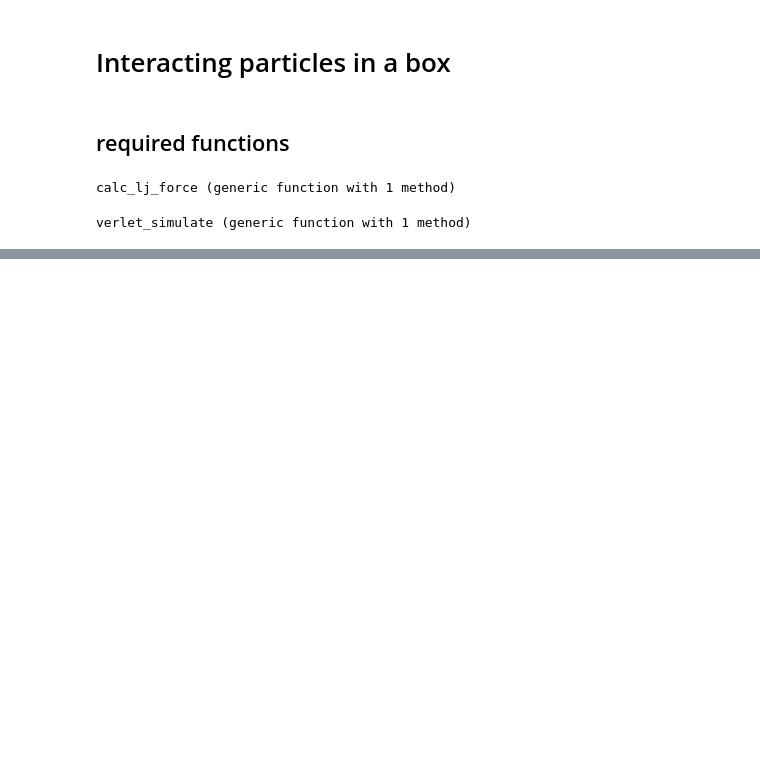
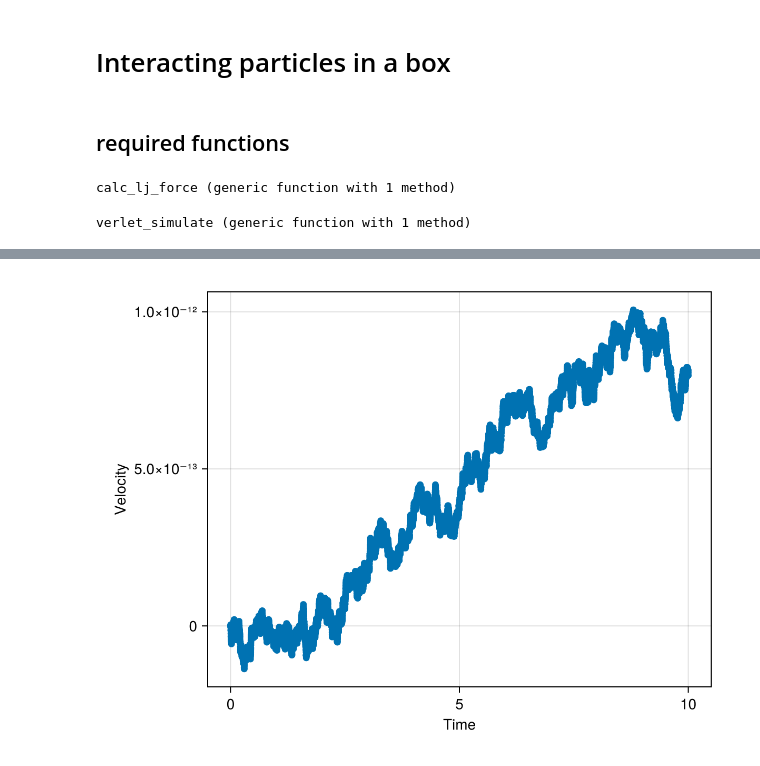
Before and after one commit to emhl/CoPhy3, a Jupyter notebook: molecular_dynamics/notebooks/ex07-particle_box.ipynb, the cells around one changed output, grey strips where cells are left out. Cells and saved outputs as stored; diff of their text form; code cells hidden in the pictures; blank space fills up the shorter version.

Commit message:
add functions to calculate energy and velocity

```diff
--- a/molecular_dynamics/notebooks/ex07-particle_box.ipynb
+++ b/molecular_dynamics/notebooks/ex07-particle_box.ipynb
@@ -81,7 +72,7 @@ function verlet_step(pos::Tuple{Float64,Float64,Float64}, pos_last::Tuple{Float6
     return 2.0.*pos .- pos_last .+ dt^2 .* force
 end
 
-function verlet_simulate(; N_particles::Int64=10, L::Float64=10.0, dt::Float64=0.01, steps::Int64=100)
+function verlet_simulate(; N_particles::Int64=10, L::Float64=10.0, dt::Float64=0.01, steps::Int64=100, cutoff::Float64=2.5)
     positions = init_system(N_particles=N_particles, L=L)
     # initial velocity = 0
     positions_last = positions
@@ -96,10 +87,10 @@ function verlet_simulate(; N_particles::Int64=10, L::Float64=10.0, dt::Float64=0
         Threads.@threads for j in 1:N_particles
             pos = x[j], y[j], z[j]
             pos_last = x_last[j], y_last[j], z_last[j]
-            pos_next = verlet_step(pos, pos_last, force=calc_lj_force(pos, positions, cutoff=2.5), dt=dt)
+            pos_next = verlet_step(pos, pos_last, force=calc_lj_force(pos, positions, cutoff=cutoff,L=L), dt=dt)
 
             # periodic boundary conditions
-            x_next[j], y_next[j], z_next[j] = pos_next .% L
+            x_next[j], y_next[j], z_next[j] = pos_next
         end
         positions_last = positions
         positions = (x_next, y_next, z_next)
@@ -111,3 +102,21 @@ function verlet_simulate(; N_particles::Int64=10, L::Float64=10.0, dt::Float64=0
 end
 # %% [output]
 verlet_simulate (generic function with 1 method)
+# %%
+# for single particle
+function calc_velocity(pos_arr::Array{Float64,2}; dt::Float64=0.01)
+    return (pos_arr[2:end,:] .- pos_arr[1:end-1,:]) ./ dt
+end
+
+function calc_mean_velocity(pos_arr::Array{Float64,2}; dt::Float64=0.01)
+    return sb.mean(calc_velocity(pos_arr, dt=dt), dims=2)
+end
+
+# for multiple particles at once
+function calc_velocity(pos_arr::Array{Float64,3}; dt::Float64=0.01)
+    return (pos_arr[2:end,:,:] .- pos_arr[1:end-1,:,:]) ./ dt
+end
+
+function calc_mean_velocity(pos_arr::Array{Float64,3}; dt::Float64=0.01)
+    return sb.mean(calc_velocity(pos_arr, dt=dt), dims=2)
+end
@@ -114,2 +166,3 @@ verlet_simulate (generic function with 1 method)
 # %%
-pos_arr = verlet_simulate(N_particles=20, steps=10_000,L=8.0, dt=0.01);
+dt = 0.001
+pos_arr = verlet_simulate(N_particles=20, steps=10_000,L=15.0, dt=dt,cutoff=2.5)
@@ -115,0 +187,12 @@ pos_arr = verlet_simulate(N_particles=20, steps=10_000,L=8.0, dt=0.01);
+# %%
+v = sb.mean(calc_mean_velocity(pos_arr, dt=dt),dims=3)
+v = reshape(v,length(v))
+t = collect(range(0,length(v)*dt,length(v)));
+# %%
+fig = cm.Figure()
+ax = cm.Axis(fig[1, 1], xlabel="Time", ylabel="Velocity")
+cm.plot!(ax, t, v)
+
+fig
+# %% [output]
+[figure, added]
```
Also changed, not shown: parts of 7 cells of this notebook.
